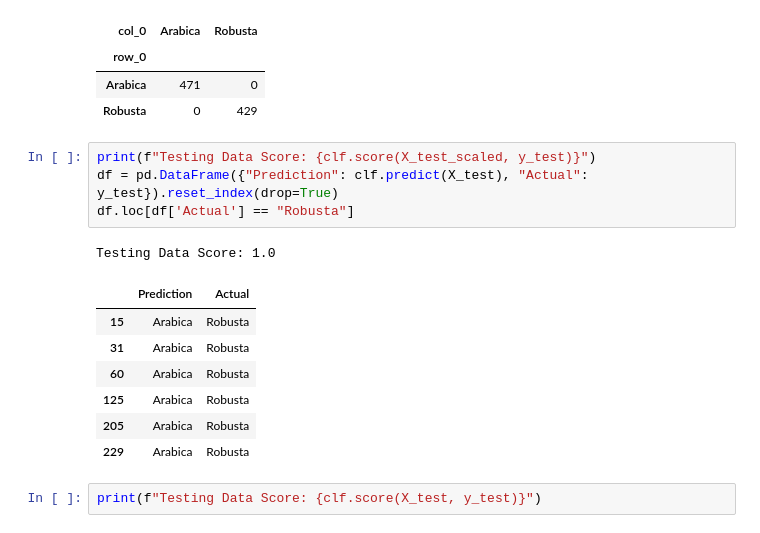
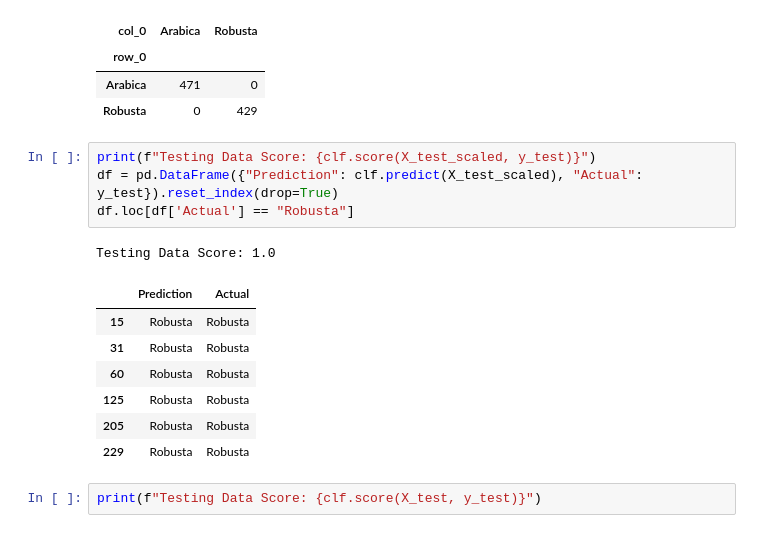
Before and after one commit to CicilyGeorge/Coffee-Analysis-and-Predictions, a Jupyter notebook: predict_Species.ipynb, the cells around one changed output. Drawn from its saved outputs; the diff is of its cells as text.

```diff
--- a/predict_Species.ipynb
+++ b/predict_Species.ipynb
@@ -295,17 +295,17 @@ Validation Data Score: 1.0
 | Robusta | 0 | 429 |
 # %%
 print(f"Testing Data Score: {clf.score(X_test_scaled, y_test)}")
-df = pd.DataFrame({"Prediction": clf.predict(X_test), "Actual": y_test}).reset_index(drop=True)
+df = pd.DataFrame({"Prediction": clf.predict(X_test_scaled), "Actual": y_test}).reset_index(drop=True)
 df.loc[df['Actual'] == "Robusta"]
 # %% [output]
 Testing Data Score: 1.0
 |  | Prediction | Actual |
-| 15 | Arabica | Robusta |
-| 31 | Arabica | Robusta |
-| 60 | Arabica | Robusta |
-| 125 | Arabica | Robusta |
-| 205 | Arabica | Robusta |
-| 229 | Arabica | Robusta |
+| 15 | Robusta | Robusta |
+| 31 | Robusta | Robusta |
+| 60 | Robusta | Robusta |
+| 125 | Robusta | Robusta |
+| 205 | Robusta | Robusta |
+| 229 | Robusta | Robusta |
 # %%
 print(f"Testing Data Score: {clf.score(X_test, y_test)}")
 # %% [output]
```
Also changed, not shown: parts of 2 cells of this notebook, 12 other files.
